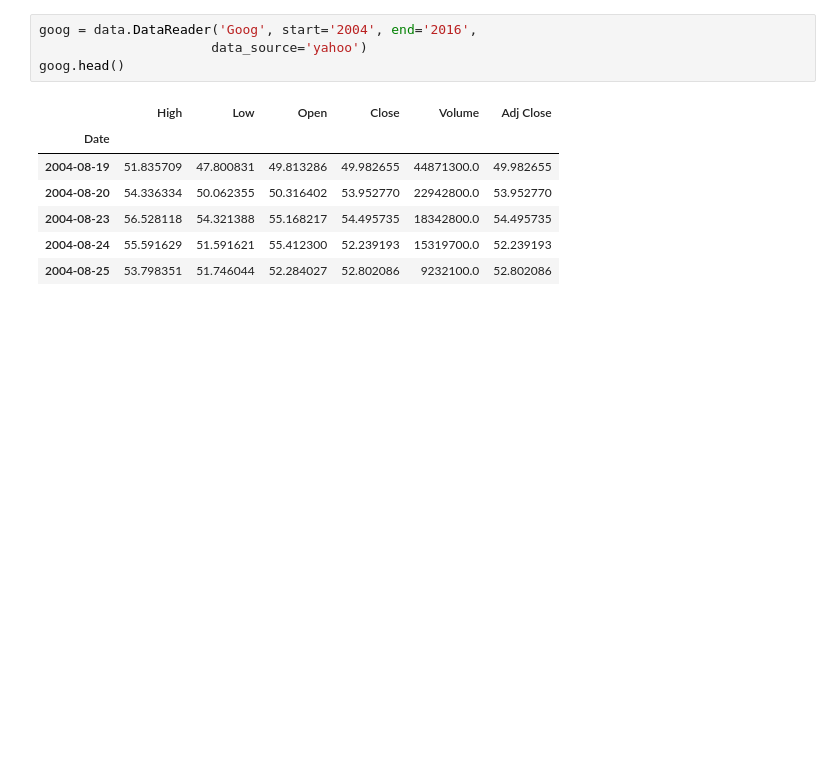
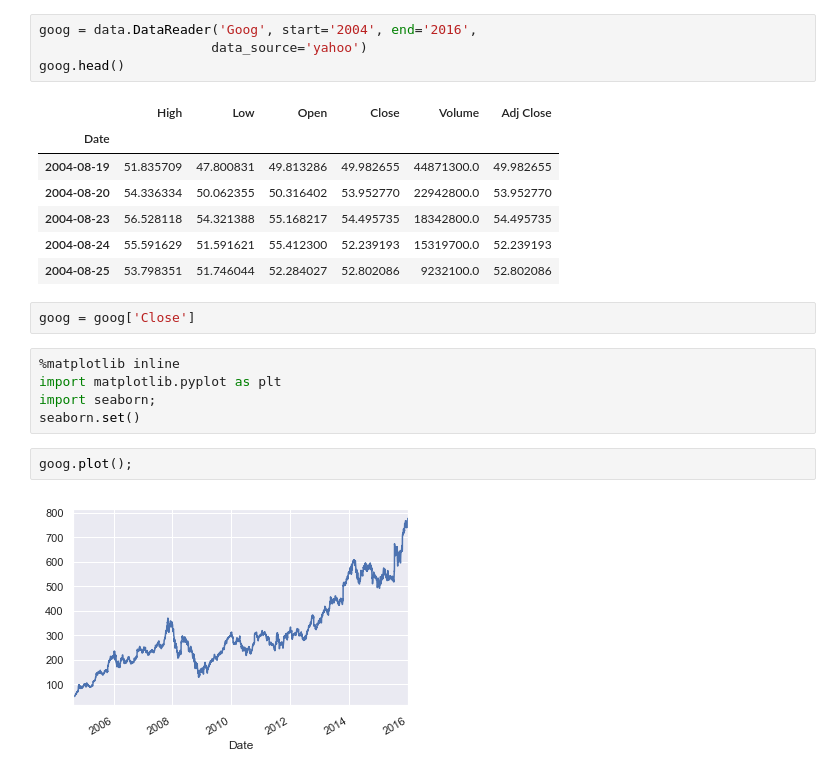
Before and after one commit to davejscott/PythonDataScience, a Jupyter notebook: PandasDataManipulation.ipynb, the cells around one changed output. Saved outputs shown, nothing was run; the diff lists cells and outputs as text; blank space fills up the shorter version.

```diff
--- a/PandasDataManipulation.ipynb
+++ b/PandasDataManipulation.ipynb
@@ -3195,3 +3195,14 @@ goog.head()
 | 2004-08-23 | 56.528118 | 54.321388 | 55.168217 | 54.495735 | 18342800.0 | 54.495735 |
 | 2004-08-24 | 55.591629 | 51.591621 | 55.412300 | 52.239193 | 15319700.0 | 52.239193 |
 | 2004-08-25 | 53.798351 | 51.746044 | 52.284027 | 52.802086 | 9232100.0 | 52.802086 |
+# %%
+goog = goog['Close']
+# %%
+%matplotlib inline
+import matplotlib.pyplot as plt
+import seaborn;
+seaborn.set()
+# %%
+goog.plot();
+# %% [output]
+[figure, added]
```
Also changed, not shown: parts of 49 cells of this notebook, 1 other file.
